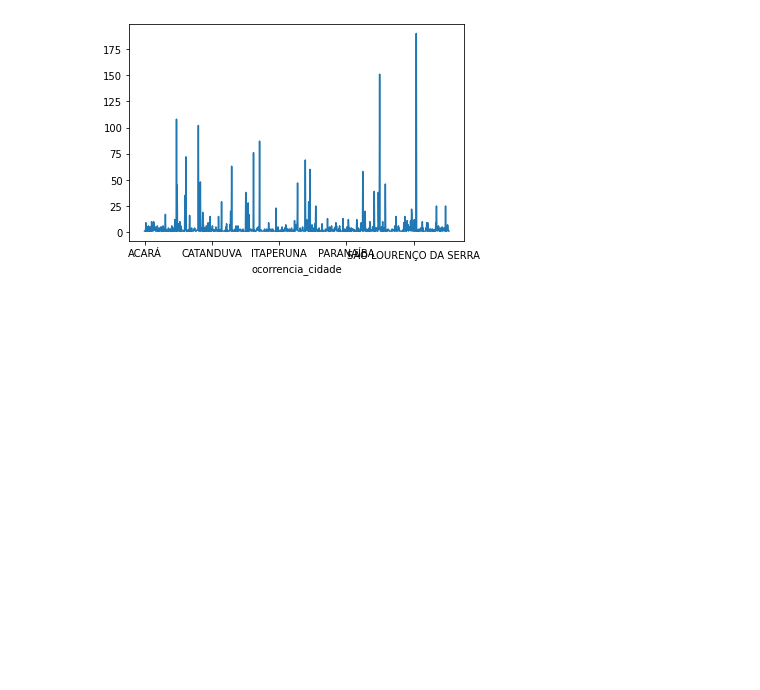
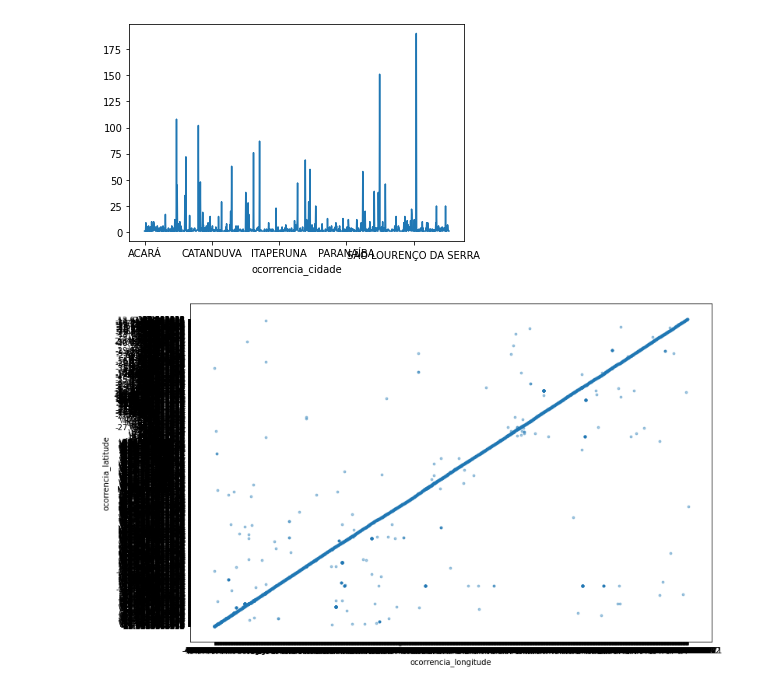
Before and after one commit to souza10v/Data-Science-Portfolio, a Jupyter notebook: Análise Exploratoria de Dados/Ocorrências Aviação/Ocorrencia Aviacao.ipynb, the cells around one changed output. Drawn from its saved outputs; the diff is of its cells as text; code cells hidden in the pictures; blank space fills up the shorter version.

```diff
--- a/Análise Exploratoria de Dados/Ocorrências Aviação/Ocorrencia Aviacao.ipynb
+++ b/Análise Exploratoria de Dados/Ocorrências Aviação/Ocorrencia Aviacao.ipynb
@@ -103,0 +88,5 @@ df1
+# %%
+df_aux= df1[df1['ocorrencia_longitude']!='***']
+df_aux= df_aux[df_aux['ocorrencia_longitude']!='****']
+df_aux= df_aux[df_aux['ocorrencia_longitude']!='*****']
+df_aux= df_aux[df_aux['ocorrencia_longitude']!='****_****']
@@ -103,0 +113,3 @@ df1
+# %%
+df_aux= df_aux[df_aux['ocorrencia_latitude']!='***']
+df_aux= df_aux[df_aux['ocorrencia_latitude']!='*****']
@@ -106,3 +134,8 @@ df1.groupby(['ocorrencia_cidade']).total_aeronaves_envolvidas.sum().plot()
 # %% [output]
 <matplotlib.axes._subplots.AxesSubplot at 0x...>
 [figure]
+# %%
+df_aux.plot(kind="scatter", x='ocorrencia_longitude', y='ocorrencia_latitude', alpha=0.4, s=8,
+              cmap=plt.get_cmap('jet'), figsize=(12,8));
+# %% [output]
+[figure, added]
```
Also changed, not shown: parts of 4 cells of this notebook.
